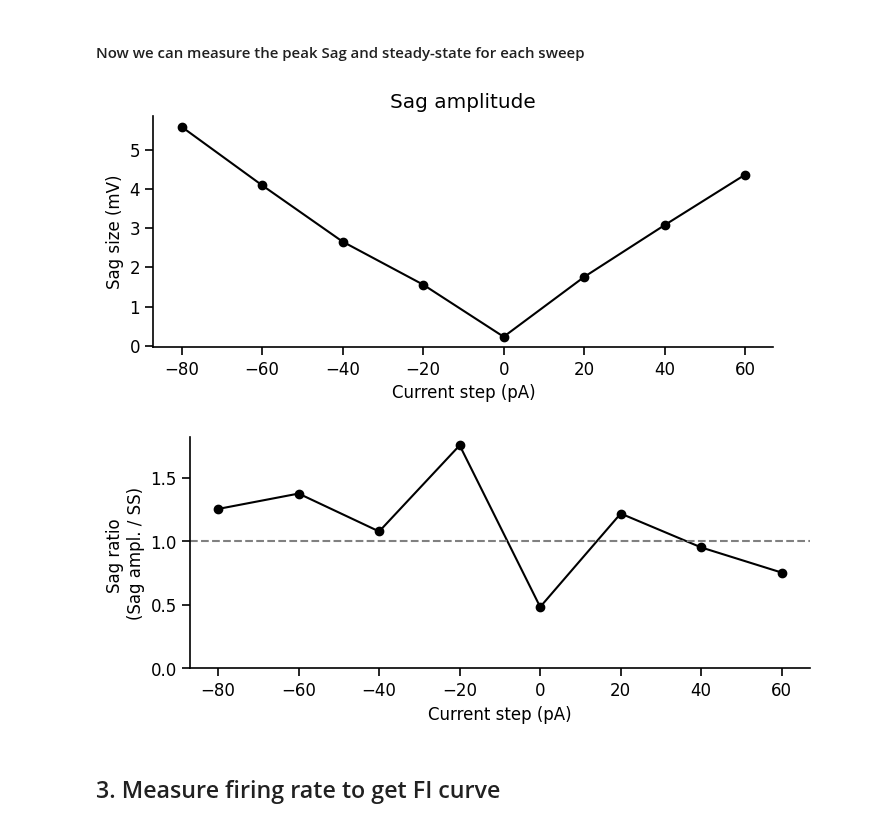
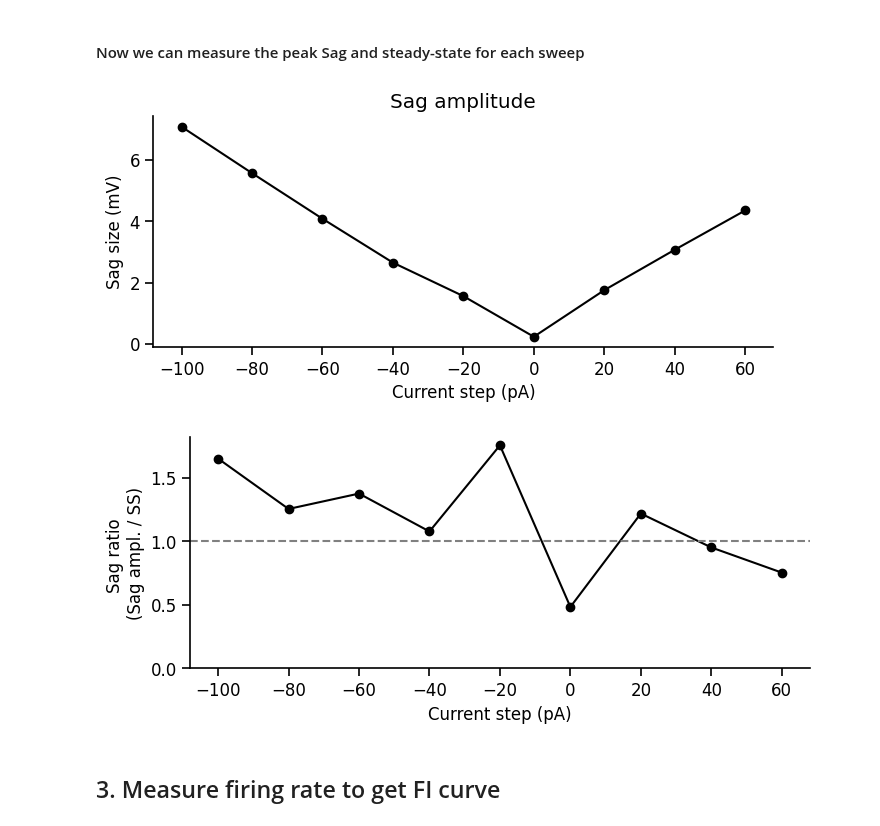
Before and after one commit to argalloni/CSHL_IonChannels2025, a Jupyter notebook: Analysis 19 - Dendrites.ipynb, the cells around one changed output. Cells and saved outputs as stored; diff of their text form; code cells hidden in the pictures.

```diff
--- a/Analysis 19 - Dendrites.ipynb
+++ b/Analysis 19 - Dendrites.ipynb
@@ -182,19 +182,19 @@ if np.all(current_steps == current_steps[0]):
 # plt.show()
 # %%
 sag_size = np.abs(peak_voltage - ss_voltage)
-sweeps_to_plot = range(1, 9)
+sweeps_to_plot = range(0, 9)
 
 sag_size = sag_size[sweeps_to_plot]
 x_axis = current_steps[sweeps_to_plot]
 
 fig, ax = plt.subplots(figsize=(8, 3))
 ax.plot(x_axis, sag_size, marker='o', color='black')
 ax.set_xlabel(f'Current step ({traces.current_unit})')
 ax.set_ylabel(f"Sag size ({traces.voltage_unit})")
 ax.set_title(f"Sag amplitude")
 plt.show()
 # %% [output]
-[figure, old version]
+[figure, new version]
 # %%
 sag_size = np.abs(peak_voltage - ss_voltage) / np.abs(ss_voltage)
 sag_size = sag_size[sweeps_to_plot]
@@ -207,7 +207,7 @@ ax.set_ylabel(f"Sag ratio \n(Sag ampl. / SS)")
 ax.set_ylim(bottom=0)
 plt.show()
 # %% [output]
-[figure, old version]
+[figure, new version]
 # %% [markdown]
 ## 3. Measure firing rate to get FI curve
 # %%
```
Also changed, not shown: parts of 2 cells of this notebook, 6 other files.
